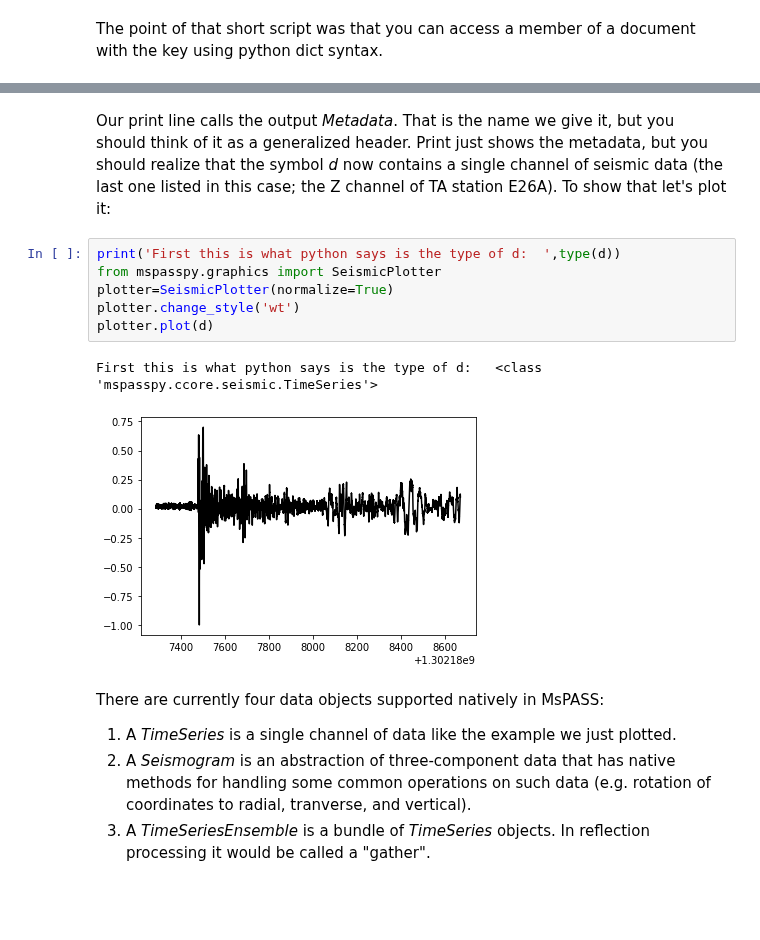
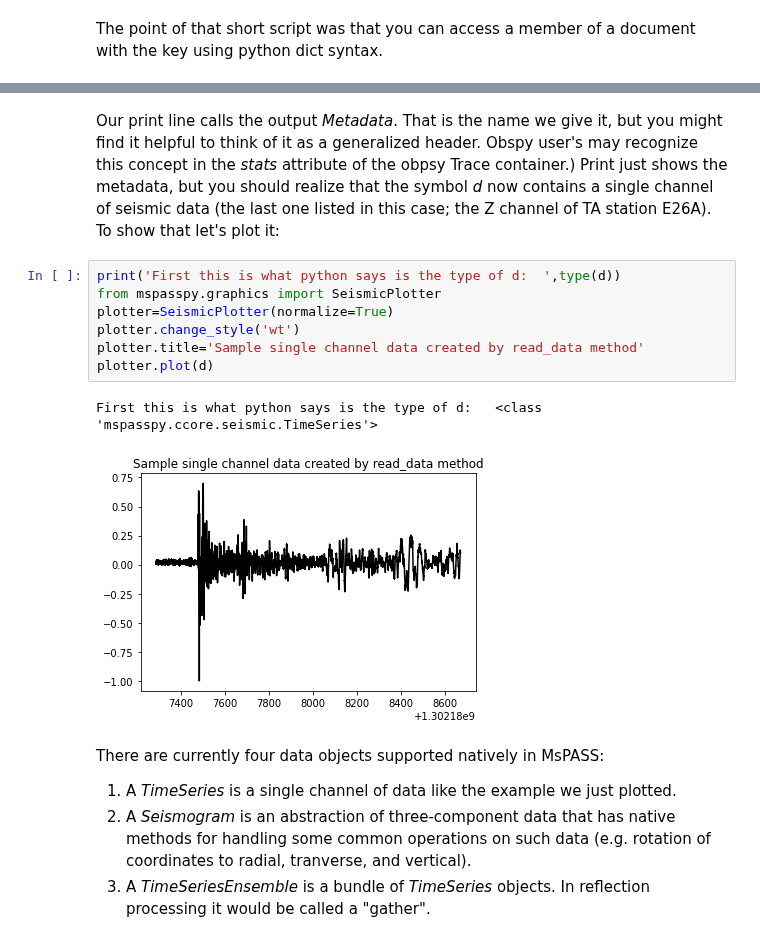
Before and after one commit to mspass-team/mspass_tutorial, a Jupyter notebook: sage-gage_2021/session2_dataobject_and_database.ipynb, the cells around one changed output, grey strips where cells are left out. Drawn from its saved outputs; the diff is of its cells as text; blank space fills up the shorter version.

```diff
--- a/sage-gage_2021/session2_dataobject_and_database.ipynb
+++ b/sage-gage_2021/session2_dataobject_and_database.ipynb
@@ -148,14 +154,15 @@ Metadata for data object number  2
 # %% [markdown]
-Our print line calls the output *Metadata*.  That is the name we give it, but you should think of it as a generalized header.  Print just shows the metadata, but you should realize that the symbol *d* now contains a single channel of seismic data (the last one listed in this case; the Z channel of TA station E26A).  To show that let's plot it:
+Our print line calls the output *Metadata*.  That is the name we give it, but you might find it helpful to think of it as a generalized header.  Obspy user's may recognize this concept in the *stats* attribute of the obpsy Trace container.)  Print just shows the metadata, but you should realize that the symbol *d* now contains a single channel of seismic data (the last one listed in this case; the Z channel of TA station E26A).  To show that let's plot it:
 # %%
 print('First this is what python says is the type of d:  ',type(d))
 from mspasspy.graphics import SeismicPlotter
 plotter=SeismicPlotter(normalize=True)
 plotter.change_style('wt')
+plotter.title='Sample single channel data created by read_data method'
 plotter.plot(d)
 # %% [output]
 First this is what python says is the type of d:   <class 'mspasspy.ccore.seismic.TimeSeries'>
-[figure, old version]
+[figure, new version]
 # %% [markdown]
 There are currently four data objects supported natively in MsPASS:
 1.  A *TimeSeries* is a single channel of data like the example we just plotted.
```
Also changed, not shown: parts of 36 cells of this notebook, 1 other file.
